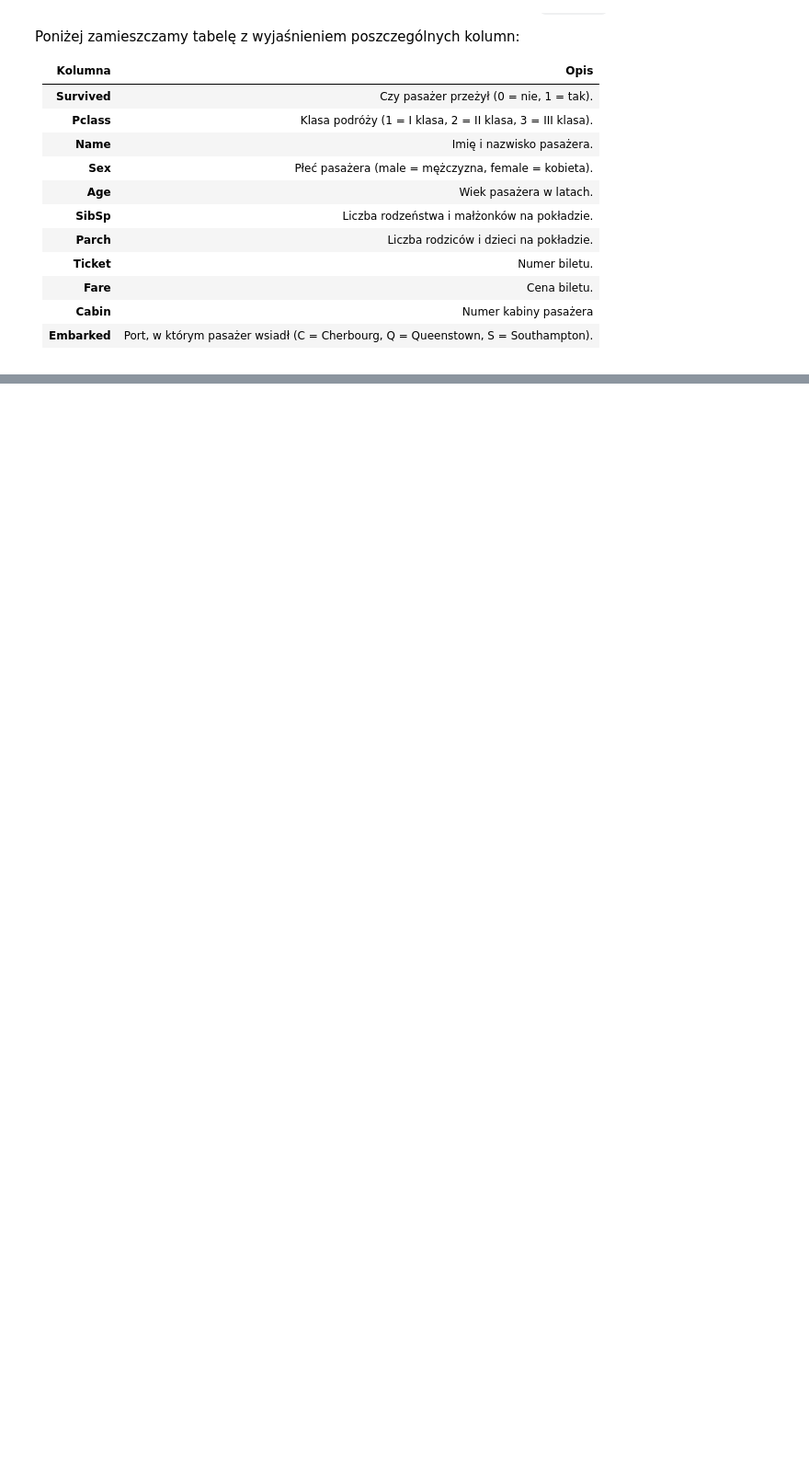
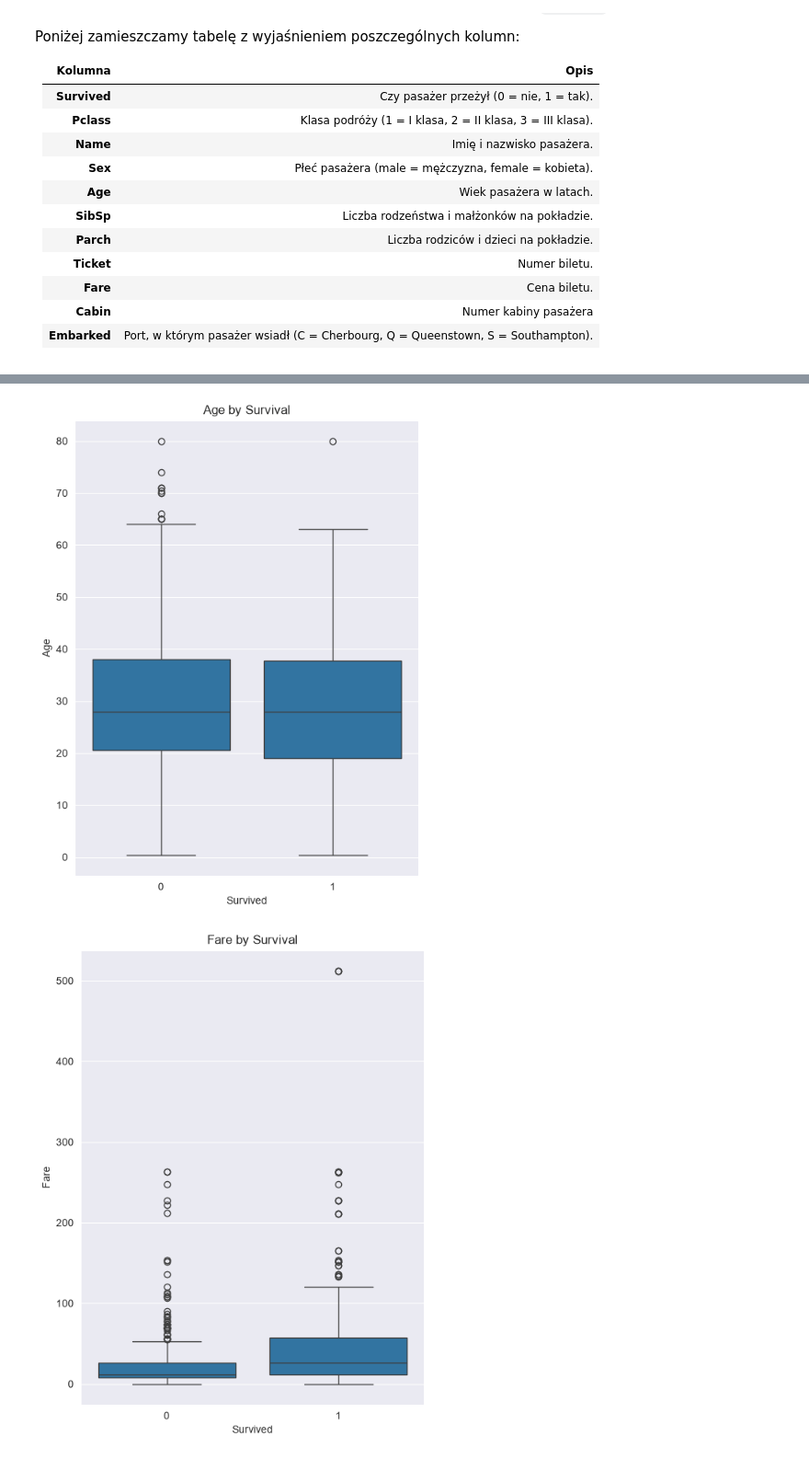
Before and after one commit to Solvro/ml-wakacyjne-wyzwanie-2026, a Jupyter notebook: 01_przetwarzanie_wizualizacja_danych/EDA_zadanie.ipynb, the cells around one changed output, grey strips where cells are left out. Shown at 92% size. Saved outputs shown, nothing was run; the diff lists cells and outputs as text; code cells hidden in the pictures; blank space fills up the shorter version.

```diff
--- a/01_przetwarzanie_wizualizacja_danych/EDA_zadanie.ipynb
+++ b/01_przetwarzanie_wizualizacja_danych/EDA_zadanie.ipynb
@@ -81,0 +246,15 @@ array([nan, 'C', 'E', 'G', 'D', 'A', 'B', 'F', 'T'], dtype=object)
+# %%
+#survived względem zmiennych numerycznych
+numeric=['Age', 'Fare', 'SibSp', 'Parch', 'FamilySize']
+
+for column in numeric:
+    plt.figure(figsize=(6,8))
+    sns.boxplot(data=titanic_df, x='Survived', y=column)
+
+    plt.title(f'{column} by Survival')
+    plt.xlabel('Survived')
+    plt.ylabel(column)
+    plt.show()
+# %% [output]
+[figure, added]
+[figure, added]
```
Also changed, not shown: parts of 46 cells of this notebook.
